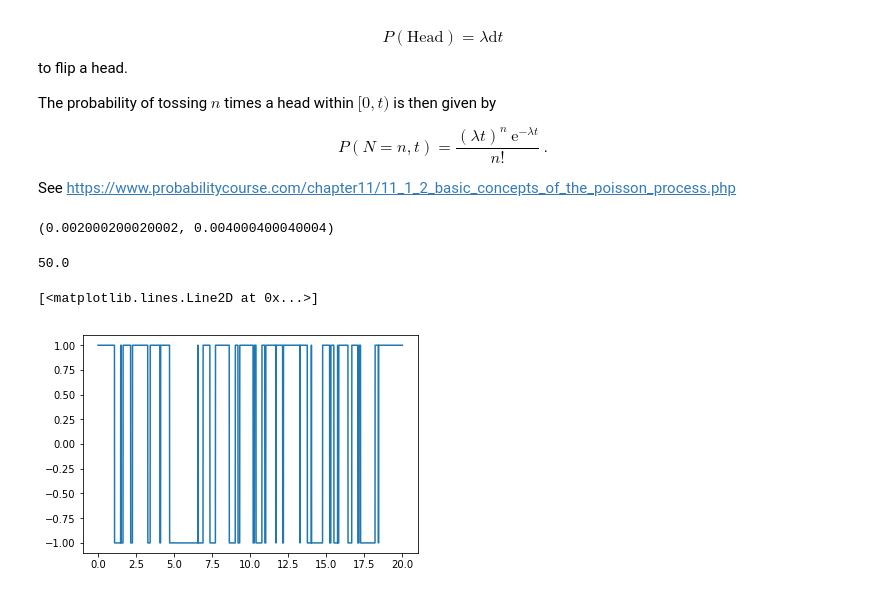
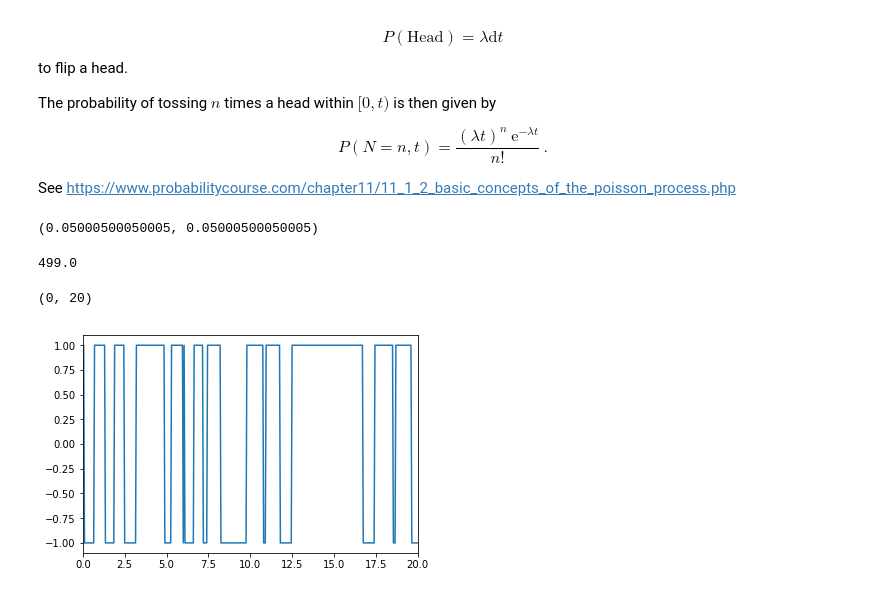
Before and after one commit to flokno/python_recipes, a Jupyter notebook: mathematics/correlation_function/autocorrelation.ipynb, the cells around one changed output. Cells and saved outputs as stored; diff of their text form; code cells hidden in the pictures.

```diff
--- a/mathematics/correlation_function/autocorrelation.ipynb
+++ b/mathematics/correlation_function/autocorrelation.ipynb
@@ -168,27 +164,28 @@ $$ P(N=n, t) = \frac{(\lambda t)^n ~ \mathrm{e}^{-\lambda t}}{n!}~.$$
 
 See https://www.probabilitycourse.com/chapter11/11_1_2_basic_concepts_of_the_poisson_process.php
 # %%
-lam = 2
+lam = 1
 
 nt = 10000
-ts = np.linspace(0, 20, nt)
+ts = np.linspace(0, 500, nt)
 dt = ts[1] - ts[0]
 dt, lam * dt
 # %% [output]
-(0.002000200020002, 0.004000400040004)
+(0.05000500050005, 0.05000500050005)
 # %%
 sample = np.zeros(nt)
 
-rand = np.random.RandomState(0)
+rand = np.random.RandomState(1)
 rands = rand.rand(nt)
 sample[rands < lam*dt] = 1
 sample.sum()
 # %% [output]
-50.0
+499.0
 # %%
 signal = (-1) ** sample.cumsum()
 # %%
 plt.plot(ts, signal)
+plt.xlim([0, 20])
 # %% [output]
-[<matplotlib.lines.Line2D at 0x...>]
+(0, 20)
-[figure, old version]
+[figure, new version]
```
Also changed, not shown: parts of 9 cells of this notebook.
